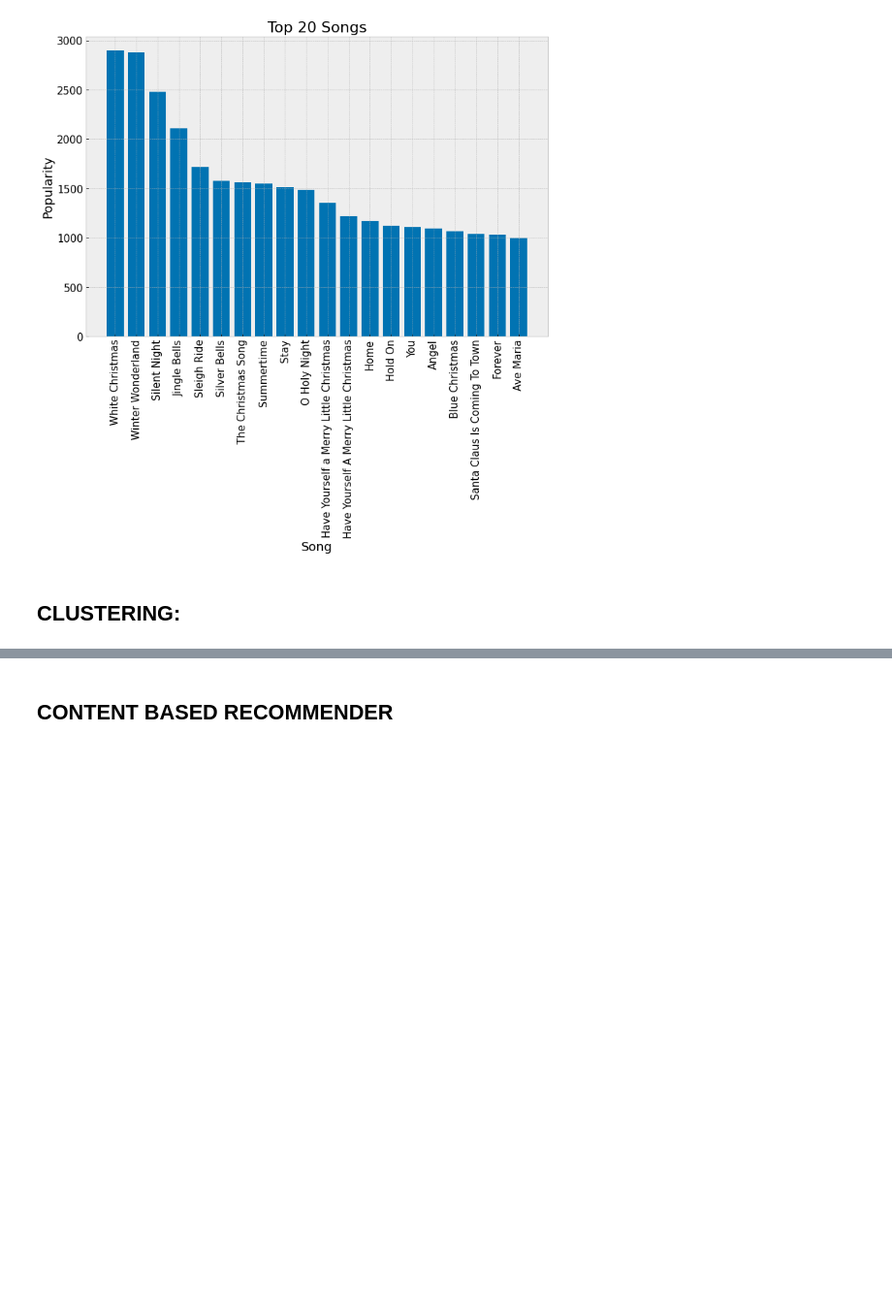
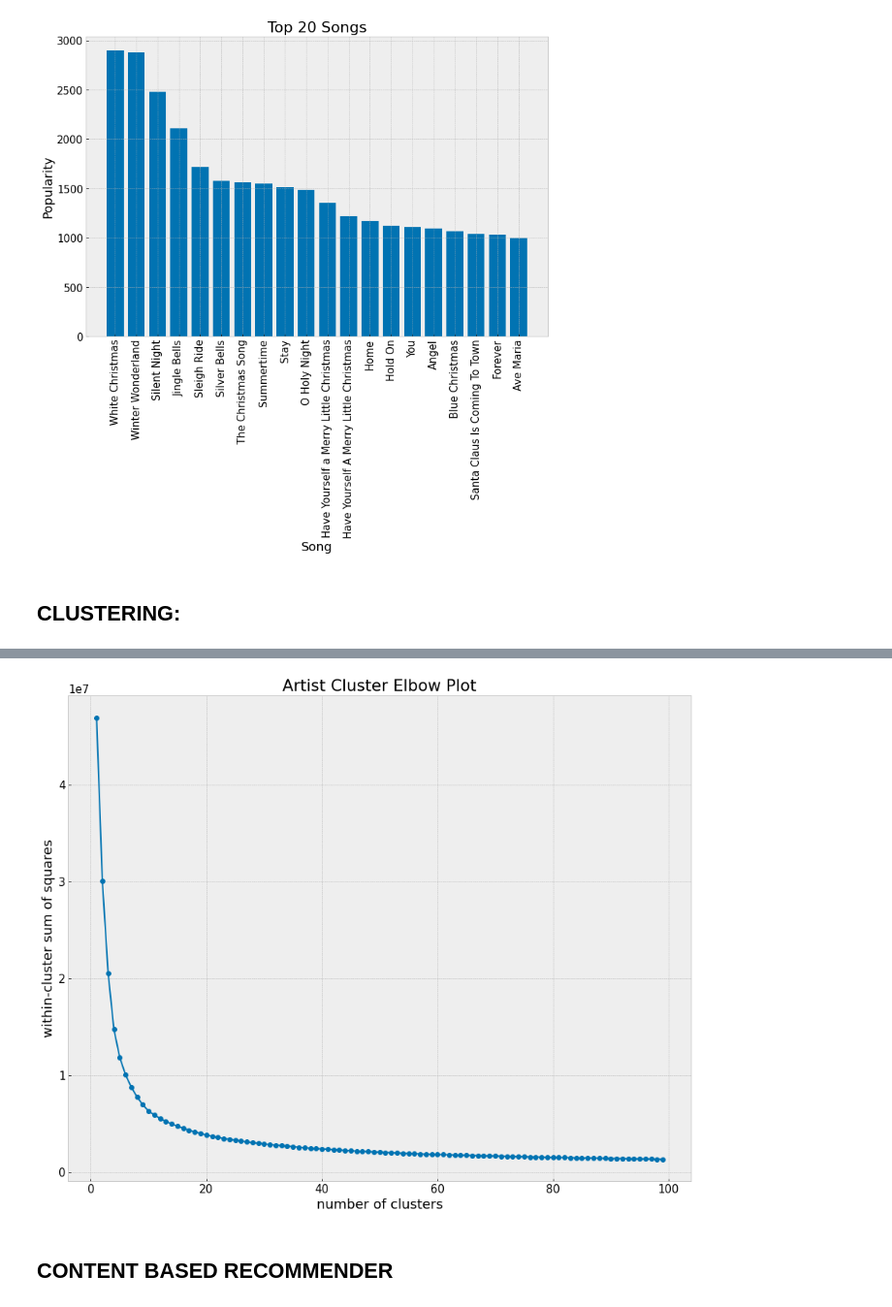
Before and after one commit to Daron-Marino/music-recommender-capstone, a Jupyter notebook: src/spotify-capstone-eda.ipynb, the cells around one changed output, grey strips where cells are left out. Shown at 97% size. Drawn from its saved outputs; the diff is of its cells as text; code cells hidden in the pictures; blank space fills up the shorter version.

```diff
--- a/src/spotify-capstone-eda.ipynb
+++ b/src/spotify-capstone-eda.ipynb
@@ -343,3 +351,12 @@ ax.set_ylabel('within-cluster sum of squares')
+# %%
+fig, ax = plt.subplots(figsize=(15,12))
+
+ax.plot(K, distortions, 'o-')
+ax.set_xlabel('number of clusters')
+ax.set_ylabel('within-cluster sum of squares')
+ax.set_title('Artist Cluster Elbow Plot');
+# %% [output]
+[figure, added]
 # %% [markdown]
 ## CONTENT BASED RECOMMENDER
 # %% [markdown]
```
Also changed, not shown: parts of 5 cells of this notebook, 7 other files.
